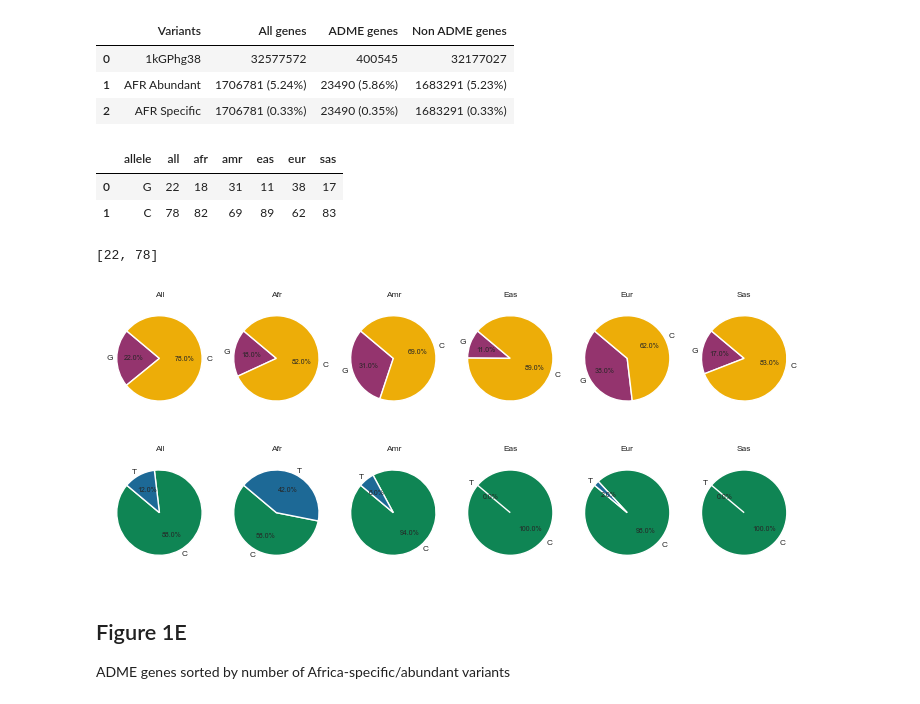
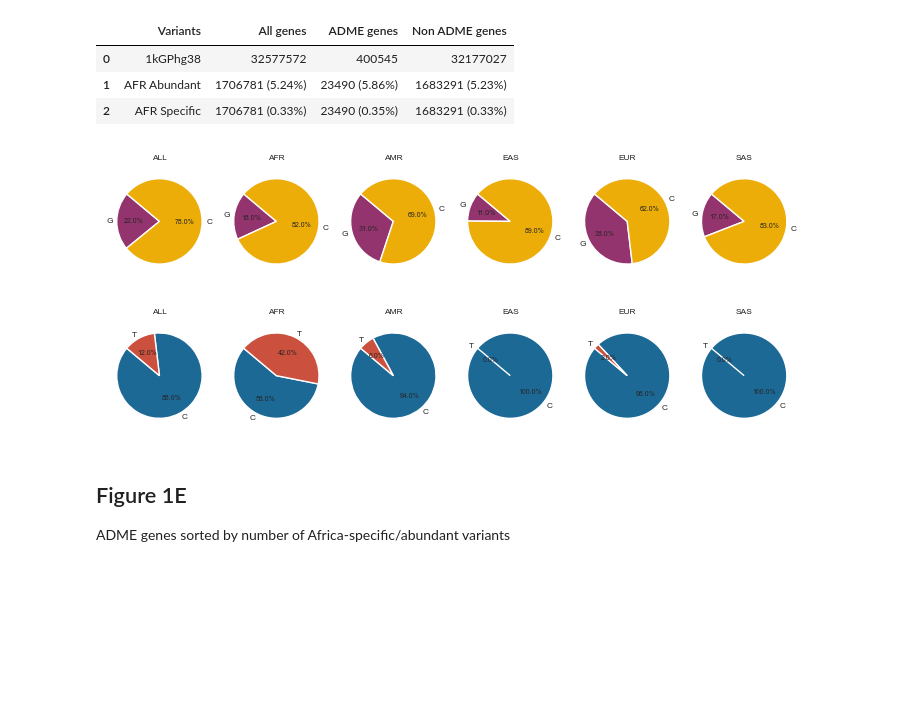
Before and after one commit to ersilia-os/pharmacogx-embeddings, a Jupyter notebook: paper/figure1.ipynb, the cells around one changed output. Drawn from its saved outputs; the diff is of its cells as text; code cells hidden in the pictures; blank space fills up the shorter version.

```diff
--- a/paper/figure1.ipynb
+++ b/paper/figure1.ipynb
@@ -344,39 +371,29 @@ df_sum
 | 0 | 1kGPhg38 | 32577572 | 400545 | 32177027 |
 | 1 | AFR Abundant | 1706781 (5.24%) | 23490 (5.86%) | 1683291 (5.23%) |
 | 2 | AFR Specific | 1706781 (0.33%) | 23490 (0.35%) | 1683291 (0.33%) |
-# %%
-rs_ab
-# %% [output]
-|  | allele | all | afr | amr | eas | eur | sas |
-| 0 | G | 22 | 18 | 31 | 11 | 38 | 17 |
-| 1 | C | 78 | 82 | 69 | 89 | 62 | 83 |
-# %%
-rs_ab["all"].tolist()
-# %% [output]
-[22, 78]
 # %%
 # specific examples
 
 rs_ab = pd.read_csv(os.path.join("data", "rs3829740.csv"))
 rs_sp = pd.read_csv(os.path.join("data", "rs9465100.csv"))
 fig, axs = st.create_figure(2,6)
 colors_ab = [purple, yellow]
-colors_sp = [green, blue]
+colors_sp = [blue, red]
 pops = ["all", "afr", "amr", "eas", "eur", "sas"]
-titles = ["All", "Afr", "Amr", "Eas", "Eur", "Sas"]
+titles = ["ALL", "AFR", "AMR", "EAS", "EUR", "SAS"]
 labels_ab = ["G", "C"]
 labels_sp = ["C", "T"]
 for i,p in enumerate(pops):
     ax = axs.next()
     ax.pie(rs_ab[p].tolist(), labels = labels_ab, colors=colors_ab, autopct='%1.1f%%', startangle=140)
     st.label(ax, title=titles[i], xlabel="", ylabel="", abc="")
 for i,p in enumerate(pops):
     ax = axs.next()
     ax.pie(rs_sp[p].tolist(), labels = labels_sp, colors=colors_sp, autopct='%1.1f%%', startangle=140)
     st.label(ax, title=titles[i], xlabel="", ylabel="", abc="")
 plt.tight_layout()
 # %% [output]
-[figure, old version]
+[figure, new version]
 # %% [markdown]
 ## Figure 1E
 
```
Also changed, not shown: parts of 14 cells of this notebook, 1 other file.
